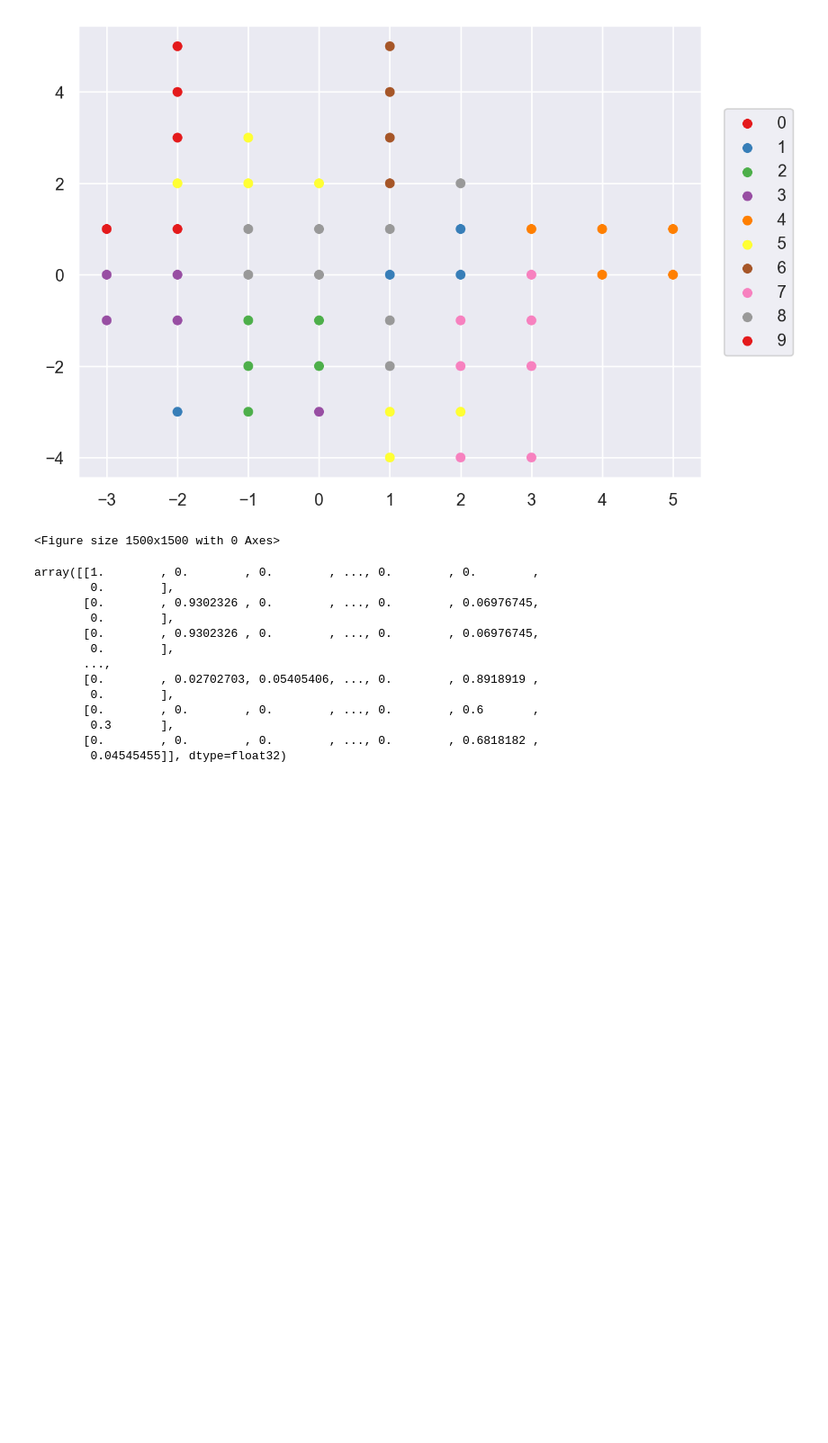
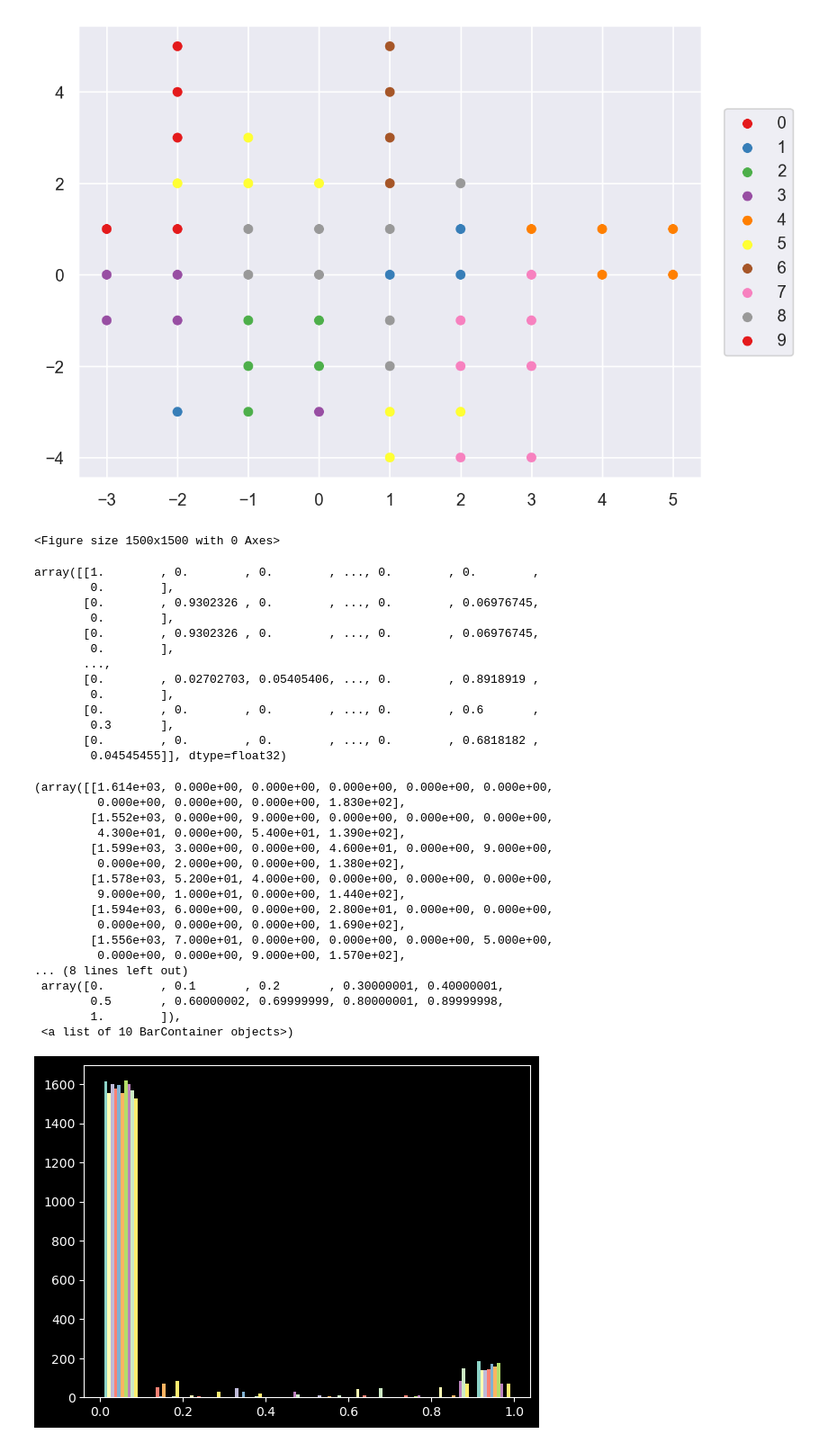
Before and after one commit to SandroMartens/DBGSOM, a Jupyter notebook: examples/digits.ipynb, the cells around one changed output. Shown at 90% size. Drawn from its saved outputs; the diff is of its cells as text; code cells hidden in the pictures; blank space fills up the shorter version.

```diff
--- a/examples/digits.ipynb
+++ b/examples/digits.ipynb
@@ -58,3 +58,24 @@ array([[1.        , 0.        , 0.        , ..., 0.        , 0.        ,
         0.3       ],
        [0.        , 0.        , 0.        , ..., 0.        , 0.6818182 ,
         0.04545455]], dtype=float32)
+# %%
+plt.hist(som.predict_proba(digits_X))
+# %% [output]
+(array([[1.614e+03, 0.000e+00, 0.000e+00, 0.000e+00, 0.000e+00, 0.000e+00,
+         0.000e+00, 0.000e+00, 0.000e+00, 1.830e+02],
+        [1.552e+03, 0.000e+00, 9.000e+00, 0.000e+00, 0.000e+00, 0.000e+00,
+         4.300e+01, 0.000e+00, 5.400e+01, 1.390e+02],
+        [1.599e+03, 3.000e+00, 0.000e+00, 4.600e+01, 0.000e+00, 9.000e+00,
+         0.000e+00, 2.000e+00, 0.000e+00, 1.380e+02],
+        [1.578e+03, 5.200e+01, 4.000e+00, 0.000e+00, 0.000e+00, 0.000e+00,
+         9.000e+00, 1.000e+01, 0.000e+00, 1.440e+02],
+        [1.594e+03, 6.000e+00, 0.000e+00, 2.800e+01, 0.000e+00, 0.000e+00,
+         0.000e+00, 0.000e+00, 0.000e+00, 1.690e+02],
+        [1.556e+03, 7.000e+01, 0.000e+00, 0.000e+00, 0.000e+00, 5.000e+00,
+         0.000e+00, 0.000e+00, 9.000e+00, 1.570e+02],
+... (8 lines left out)
+ array([0.        , 0.1       , 0.2       , 0.30000001, 0.40000001,
+        0.5       , 0.60000002, 0.69999999, 0.80000001, 0.89999998,
+        1.        ]),
+ <a list of 10 BarContainer objects>)
+[figure, added]
```
Also changed, not shown: 1 other file.
